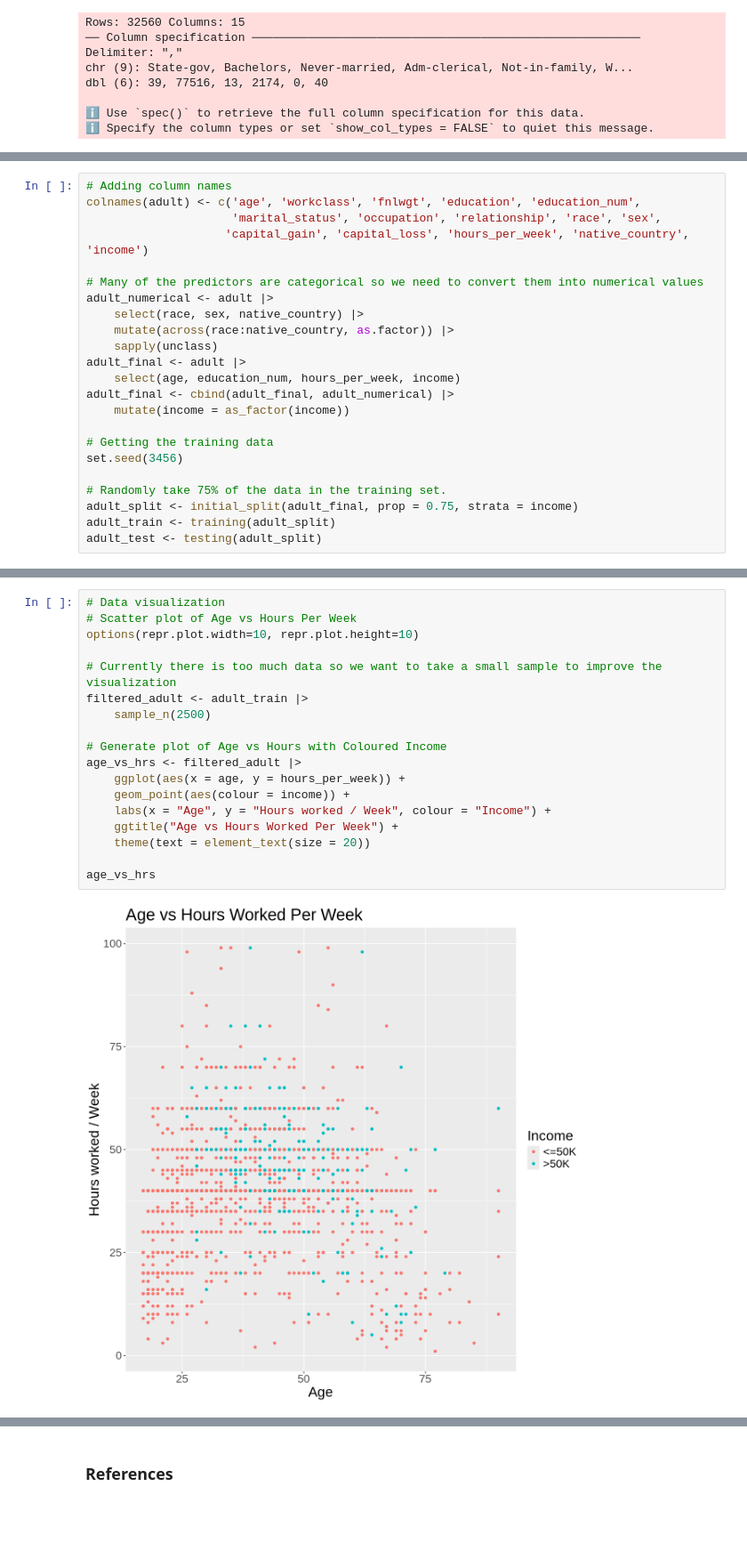
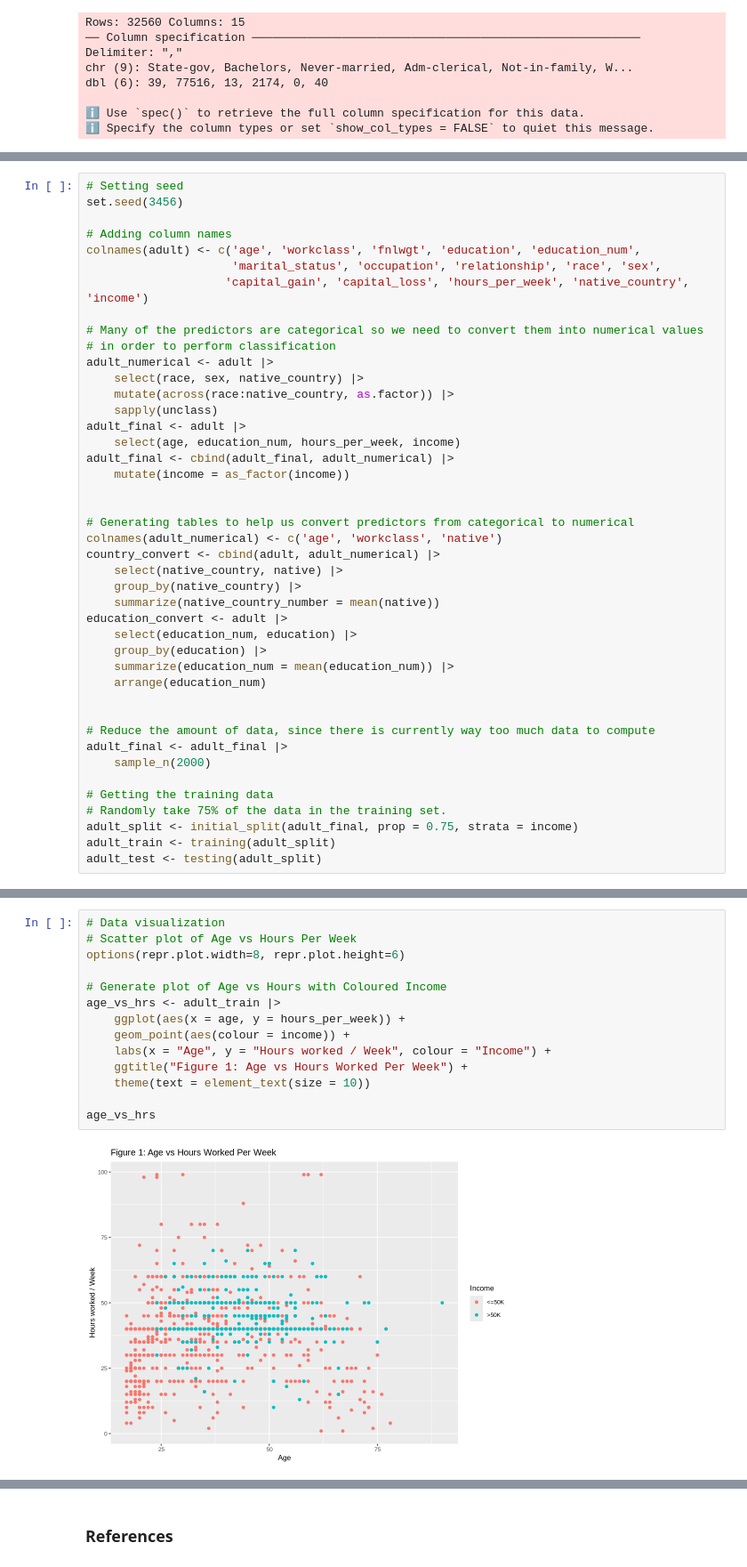
Before and after one commit to Jasonzh1/DSCI-100-Project, a Jupyter notebook: DSCI100_Final_Report.ipynb, the cells around one changed output, grey strips where cells are left out. Shown at 89% size. Drawn from its saved outputs; the diff is of its cells as text; blank space fills up the shorter version.

```diff
--- a/DSCI100_Final_Report.ipynb
+++ b/DSCI100_Final_Report.ipynb
@@ -68,10 +50,14 @@ dbl (6): 39, 77516, 13, 2174, 0, 40
 # %%
+# Setting seed
+set.seed(3456)
+
 # Adding column names
 colnames(adult) <- c('age', 'workclass', 'fnlwgt', 'education', 'education_num',
                      'marital_status', 'occupation', 'relationship', 'race', 'sex',
                     'capital_gain', 'capital_loss', 'hours_per_week', 'native_country', 'income')
 
 # Many of the predictors are categorical so we need to convert them into numerical values
+# in order to perform classification
 adult_numerical <- adult |>
     select(race, sex, native_country) |>
     mutate(across(race:native_country, as.factor)) |>
@@ -81,9 +67,25 @@ adult_final <- adult |>
 adult_final <- cbind(adult_final, adult_numerical) |>
     mutate(income = as_factor(income))
 
+
+# Generating tables to help us convert predictors from categorical to numerical
+colnames(adult_numerical) <- c('age', 'workclass', 'native')
+country_convert <- cbind(adult, adult_numerical) |>
+    select(native_country, native) |>
+    group_by(native_country) |>
+    summarize(native_country_number = mean(native))
+education_convert <- adult |>
+    select(education_num, education) |>
+    group_by(education) |>
+    summarize(education_num = mean(education_num)) |>
+    arrange(education_num)
+
+
+# Reduce the amount of data, since there is currently way too much data to compute
+adult_final <- adult_final |>
+    sample_n(2000)
+
 # Getting the training data
-set.seed(3456)
-
 # Randomly take 75% of the data in the training set.
 adult_split <- initial_split(adult_final, prop = 0.75, strata = income)
 adult_train <- training(adult_split)
@@ -122,20 +125,16 @@ A tibble: 1 × 8
 # %%
 # Data visualization
 # Scatter plot of Age vs Hours Per Week
-options(repr.plot.width=10, repr.plot.height=10)
-
-# Currently there is too much data so we want to take a small sample to improve the visualization
-filtered_adult <- adult_train |>
-    sample_n(2500)
+options(repr.plot.width=8, repr.plot.height=6)
 
 # Generate plot of Age vs Hours with Coloured Income
-age_vs_hrs <- filtered_adult |>
+age_vs_hrs <- adult_train |>
     ggplot(aes(x = age, y = hours_per_week)) +
     geom_point(aes(colour = income)) +
     labs(x = "Age", y = "Hours worked / Week", colour = "Income") +
-    ggtitle("Age vs Hours Worked Per Week") +
-    theme(text = element_text(size = 20))
+    ggtitle("Figure 1: Age vs Hours Worked Per Week") +
+    theme(text = element_text(size = 10))
 
 age_vs_hrs
 # %% [output]
-[figure, old version]
+[figure, new version]
```
Also changed, not shown: parts of 18 cells of this notebook.
